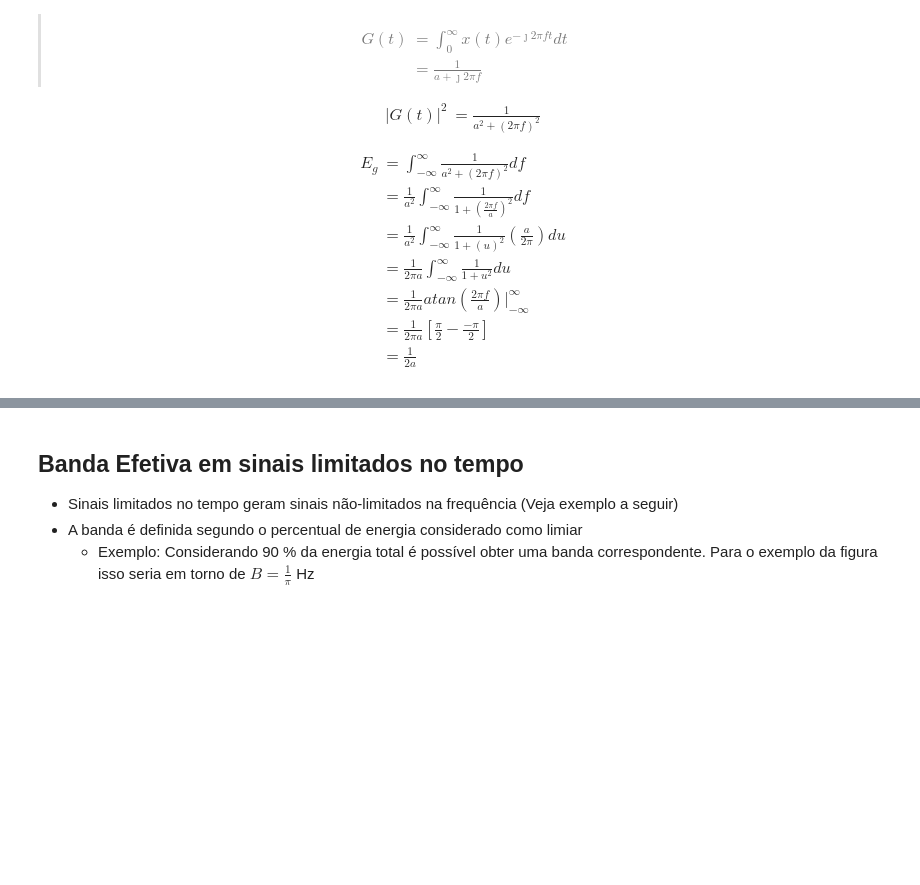
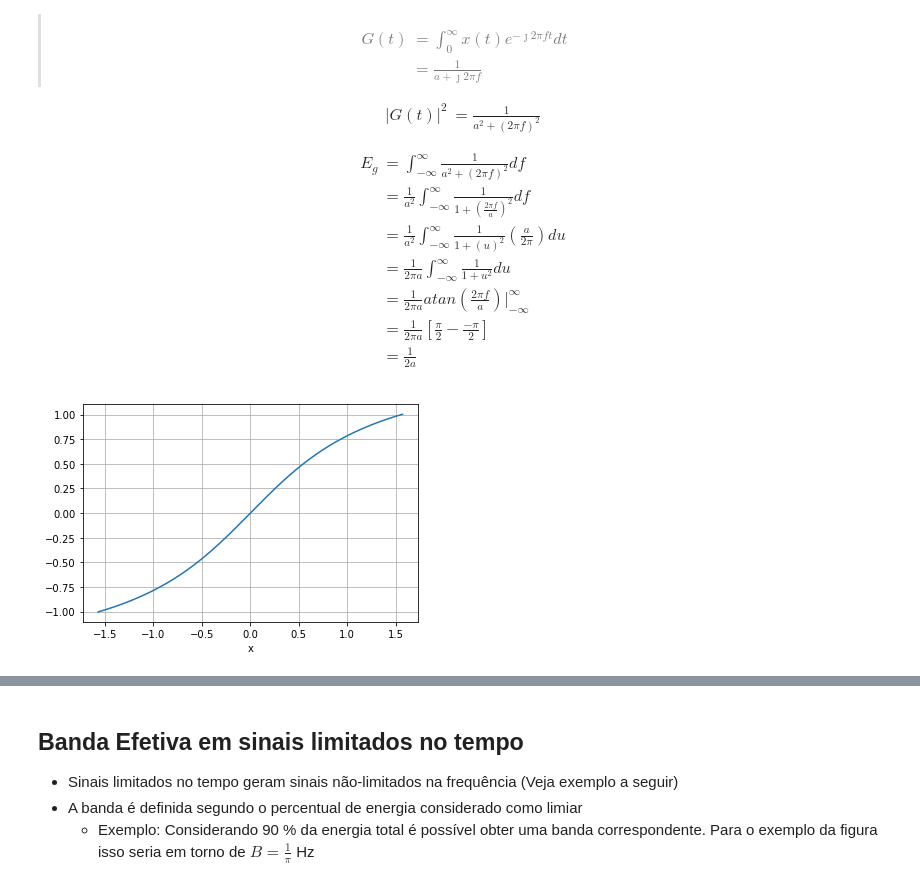
Before and after one commit to araujoUnb/PricomAulas, a Jupyter notebook: aula_conceitos_transmissao.ipynb, the cells around one changed output, grey strips where cells are left out. Saved outputs shown, nothing was run; the diff lists cells and outputs as text; code cells hidden in the pictures; blank space fills up the shorter version.

```diff
--- a/aula_conceitos_transmissao.ipynb
+++ b/aula_conceitos_transmissao.ipynb
@@ -467,6 +467,19 @@ E_g & = \int _{-\infty}^{\infty} \frac{1}{a^2 + (2 \pi f)^2} df \\
     & = \frac{1}{2 a}
 \end{align*}
 $$
+# %%
+# Visualização do arco tangente
+
+k = 1
+x = np.linspace(-k*np.pi/2,k*np.pi/2,1000)
+y = np.arctan(x)
+
+plt.plot(x,y)
+plt.xlabel('x')
+plt.grid()
+plt.show()
+# %% [output]
+[figure, added]
 # %% [markdown]
 ## Banda Efetiva em sinais limitados na frequência
 
```
Also changed, not shown: parts of 10 cells of this notebook.
